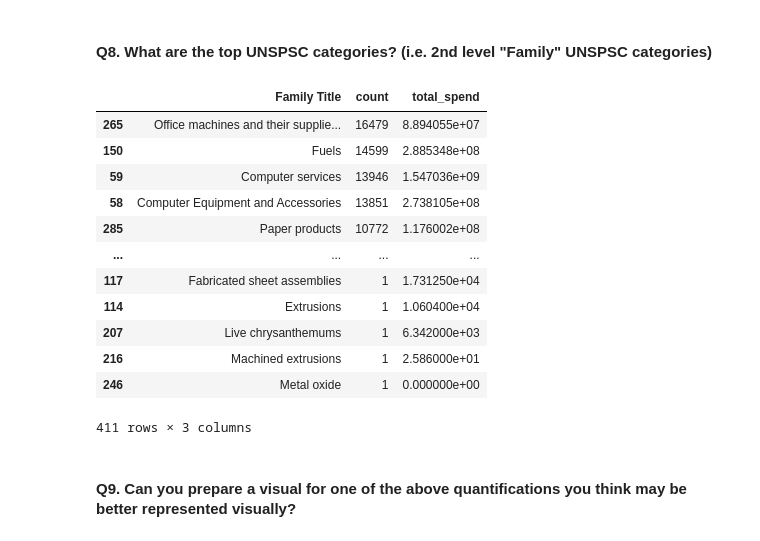
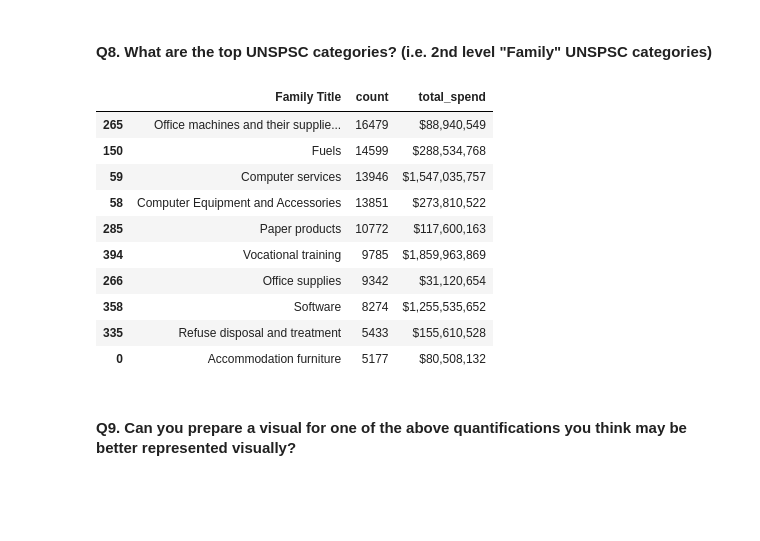
Before and after one commit to mEyob/ds-challenge, a Jupyter notebook: analysis.ipynb, the cells around one changed output. Cells and saved outputs as stored; diff of their text form; code cells hidden in the pictures; blank space fills up the shorter version.

Commit message:
improve format for family title table

```diff
--- a/analysis.ipynb
+++ b/analysis.ipynb
@@ -530,23 +531,23 @@ made using the *WSCA/Coop* Acquisition Method.
 # %% [markdown]
 #### Q8. What are the top UNSPSC categories? (i.e. 2nd level "Family" UNSPSC categories)
 # %%
-df.groupby("Family Title", as_index=False)\
+top_unspsc = df.groupby("Family Title", as_index=False)\
     .agg(count=("Family Title", "count"), total_spend=("Total Price Numeric", "sum"))\
     .sort_values(["count", "total_spend"], ascending=False)
+top_unspsc["total_spend"] = top_unspsc["total_spend"].apply(lambda x: f"${x:,.0f}")
+top_unspsc.head(10)
 # %% [output]
 |  | Family Title | count | total_spend |
-| 265 | Office machines and their supplie... | 16479 | 8.894055e+07 |
-| 150 | Fuels | 14599 | 2.885348e+08 |
-| 59 | Computer services | 13946 | 1.547036e+09 |
-| 58 | Computer Equipment and Accessories | 13851 | 2.738105e+08 |
-| 285 | Paper products | 10772 | 1.176002e+08 |
-| ... | ... | ... | ... |
-| 117 | Fabricated sheet assemblies | 1 | 1.731250e+04 |
-| 114 | Extrusions | 1 | 1.060400e+04 |
-| 207 | Live chrysanthemums | 1 | 6.342000e+03 |
-| 216 | Machined extrusions | 1 | 2.586000e+01 |
-| 246 | Metal oxide | 1 | 0.000000e+00 |
+| 265 | Office machines and their supplie... | 16479 | $88,940,549 |
+| 150 | Fuels | 14599 | $288,534,768 |
+| 59 | Computer services | 13946 | $1,547,035,757 |
+| 58 | Computer Equipment and Accessories | 13851 | $273,810,522 |
+| 285 | Paper products | 10772 | $117,600,163 |
+| 394 | Vocational training | 9785 | $1,859,963,869 |
+| 266 | Office supplies | 9342 | $31,120,654 |
+| 358 | Software | 8274 | $1,255,535,652 |
+| 335 | Refuse disposal and treatment | 5433 | $155,610,528 |
+| 0 | Accommodation furniture | 5177 | $80,508,132 |
-411 rows × 3 columns
 # %% [markdown]
 #### Q9. Can you prepare a visual for one of the above quantifications you think may be better represented visually?
 # %% [markdown]
```
Also changed, not shown: parts of 19 cells of this notebook.
